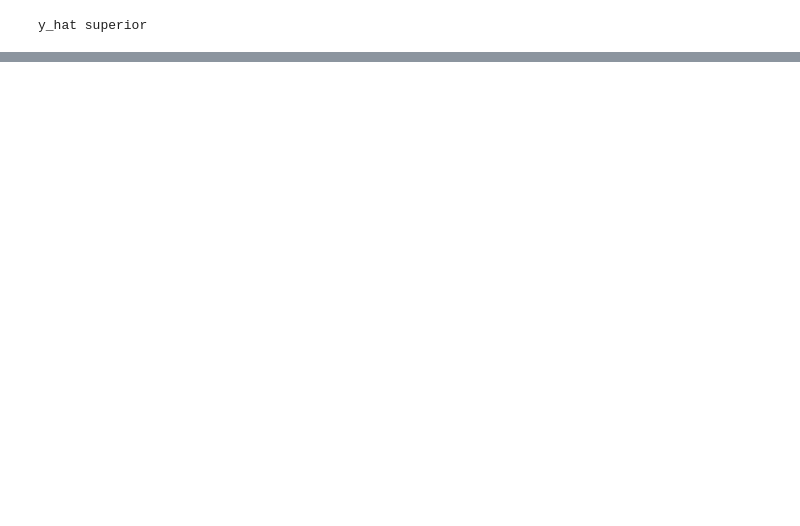
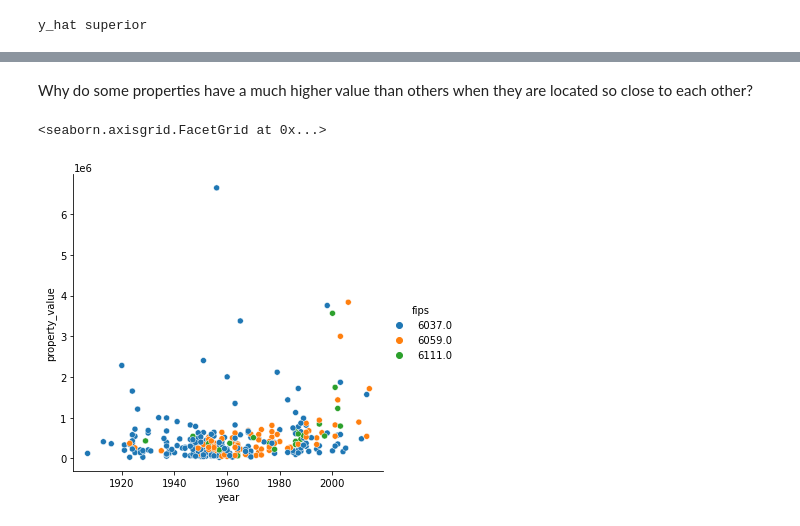
Before and after one commit to hinzle/regression-project, a Jupyter notebook: model.ipynb, the cells around one changed output, grey strips where cells are left out. Cells and saved outputs as stored; diff of their text form; code cells hidden in the pictures; blank space fills up the shorter version.

```diff
--- a/model.ipynb
+++ b/model.ipynb
@@ -31,2 +31,4 @@ trunk=model.ml_data(df[0],df[1],df[2],target=ys)
 
 #trunk = [X_train, y_train, X_validate, y_validate, X_test, y_test]
+# %%
+X_train, y_train, X_validate, y_validate, X_test, y_test=trunk[0],trunk[1],trunk[2],trunk[3],trunk[4],trunk[5]
@@ -223,0 +278,10 @@ y_hat superior
+# %%
+# make the polynomial features to get a new set of features
+pf = PolynomialFeatures(degree=2)
+
+# fit and transform X_train_scaled
+X_train_degree2 = pf.fit_transform(X_train)
+
+# transform X_validate_scaled & X_test_scaled
+X_validate_degree2 = pf.transform(X_validate)
+X_test_degree2 = pf.transform(X_test)
@@ -223,0 +290,22 @@ y_hat superior
+# %%
+# create the model object
+lmp = LinearRegression(normalize=True)
+
+# fit the model to our training data. We must specify the column in y_train,
+# since we have converted it to a dataframe from a series!
+lmp.fit(X_train_degree2,y_train.property_value)
+
+# predict train
+y_train['yhat_prop_lmp'] = lmp.predict(X_train_degree2)
+
+# evaluate: rmse
+mse_lmp_train = mean_squared_error(y_train.property_value, y_train.yhat_prop_lmp)
+
+# predict validate
+y_validate['yhat_prop_lmp'] = lmp.predict(X_validate_degree2)
+
+# evaluate: mse
+mse_lmp_validate = mean_squared_error(y_validate.property_value, y_validate.yhat_prop_lmp)
+
+print("MSE for Polynomial Model, degrees=2\nTraining/In-Sample: ", mse_lmp_train,
+      "\nValidation/Out-of-Sample: ", mse_lmp_validate)
@@ -223,0 +333,10 @@ y_hat superior
+# %% [markdown]
+Why do some properties have a much higher value than others when they are located so close to each other?
+# %%
+plot_is_this=pd.concat([X_train,y_train],axis=1)
+# %%
+sns.relplot(data= plot_is_this.sample(300), x='year', y='property_value', hue='fips')
+# plt.axvline(X_train.year.mean())
+# %% [output]
+<seaborn.axisgrid.FacetGrid at 0x...>
+[figure, added]
```
Also changed, not shown: parts of 27 cells of this notebook, 3 other files.
